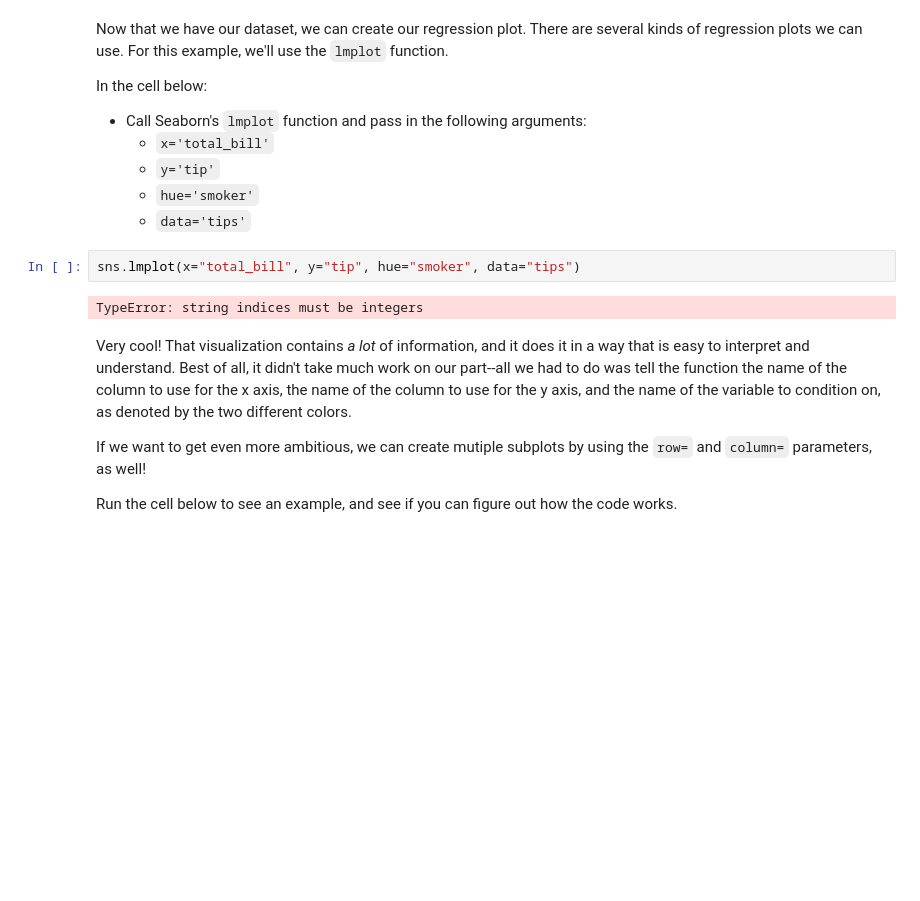
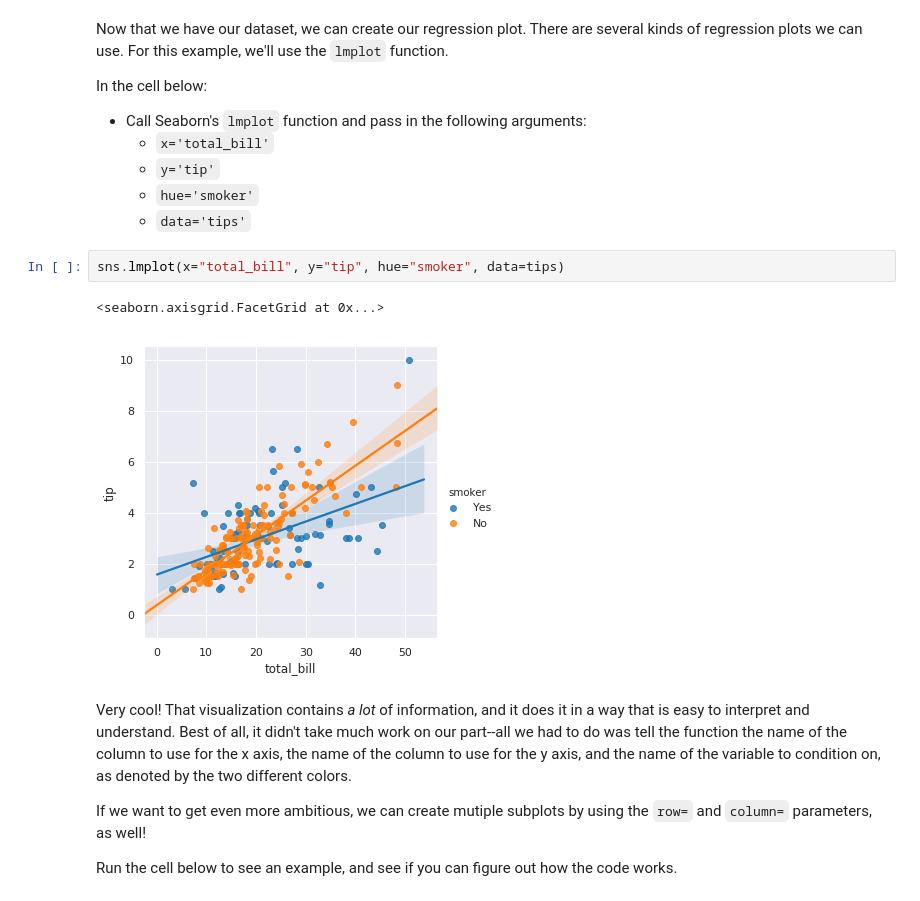
Before and after one commit to ortsed/dsc-seaborn-lab-dc-ds-career-042219, a Jupyter notebook: index.ipynb, the cells around one changed output. Saved outputs shown, nothing was run; the diff lists cells and outputs as text; blank space fills up the shorter version.

```diff
--- a/index.ipynb
+++ b/index.ipynb
@@ -168,9 +168,10 @@ In the cell below:
     * `hue='smoker'`
     * `data='tips'`
 # %%
-sns.lmplot(x="total_bill", y="tip", hue="smoker", data="tips")
+sns.lmplot(x="total_bill", y="tip", hue="smoker", data=tips)
 # %% [output]
-TypeError: string indices must be integers
+<seaborn.axisgrid.FacetGrid at 0x...>
+[figure, added]
 # %% [markdown]
 Very cool! That visualization contains _a lot_ of information, and it does it in a way that is easy to interpret and understand. Best of all, it didn't take much work on our part--all we had to do was tell the function the name of the column to use for the x axis, the name of the column to use for the y axis, and the name of the variable to condition on, as denoted by the two different colors.
 
```
